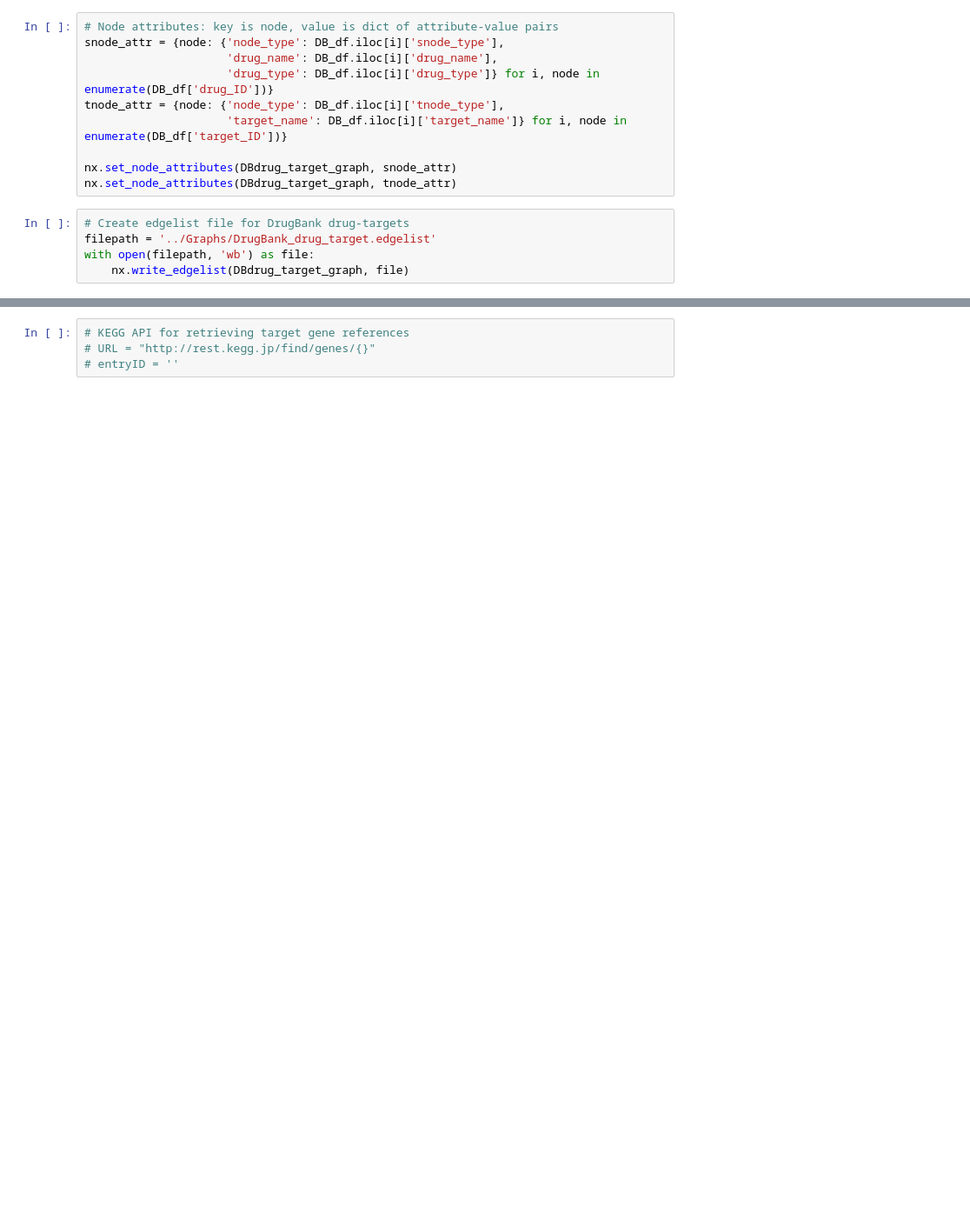
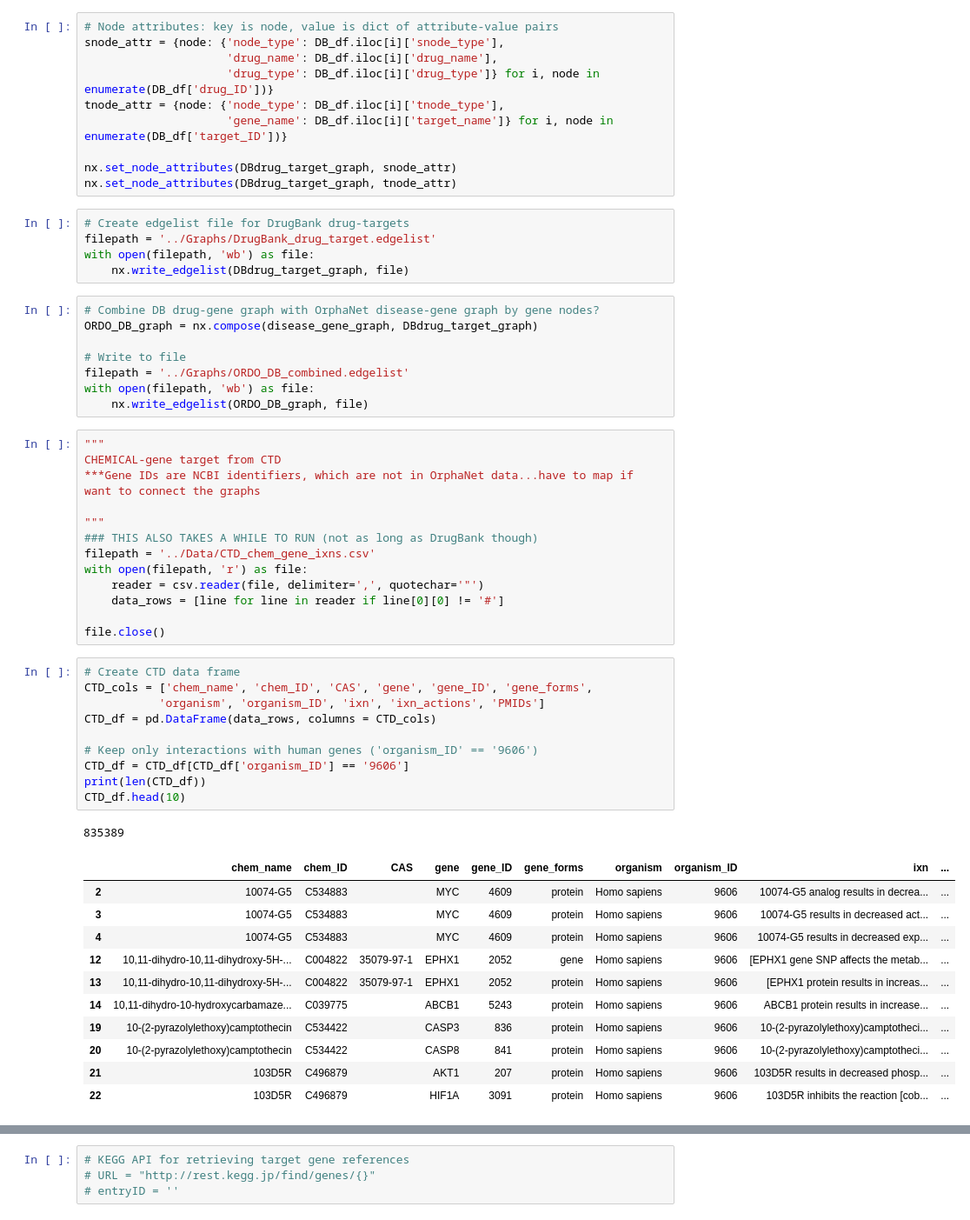
Before and after one commit to saraheyam/G4006_TranslationalFinalProject, a Jupyter notebook: Code/graph-extraction-from-db.ipynb, the cells around one changed output, grey strips where cells are left out. Shown at 87% size. Saved outputs shown, nothing was run; the diff lists cells and outputs as text; blank space fills up the shorter version.

Commit message:
updated script to combine ORDO and DB graphs

```diff
--- a/Code/graph-extraction-from-db.ipynb
+++ b/Code/graph-extraction-from-db.ipynb
@@ -412,7 +413,7 @@ snode_attr = {node: {'node_type': DB_df.iloc[i]['snode_type'],
                      'drug_name': DB_df.iloc[i]['drug_name'],
                      'drug_type': DB_df.iloc[i]['drug_type']} for i, node in enumerate(DB_df['drug_ID'])}
 tnode_attr = {node: {'node_type': DB_df.iloc[i]['tnode_type'],
-                     'target_name': DB_df.iloc[i]['target_name']} for i, node in enumerate(DB_df['target_ID'])}
+                     'gene_name': DB_df.iloc[i]['target_name']} for i, node in enumerate(DB_df['target_ID'])}
 
 nx.set_node_attributes(DBdrug_target_graph, snode_attr)
 nx.set_node_attributes(DBdrug_target_graph, tnode_attr)
@@ -421,3 +422,47 @@ nx.set_node_attributes(DBdrug_target_graph, tnode_attr)
 filepath = '../Graphs/DrugBank_drug_target.edgelist'
 with open(filepath, 'wb') as file:
     nx.write_edgelist(DBdrug_target_graph, file)
+# %%
+# Combine DB drug-gene graph with OrphaNet disease-gene graph by gene nodes?
+ORDO_DB_graph = nx.compose(disease_gene_graph, DBdrug_target_graph)
+
+# Write to file
+filepath = '../Graphs/ORDO_DB_combined.edgelist'
+with open(filepath, 'wb') as file:
+    nx.write_edgelist(ORDO_DB_graph, file)
+# %%
+"""
+CHEMICAL-gene target from CTD
+***Gene IDs are NCBI identifiers, which are not in OrphaNet data...have to map if want to connect the graphs
+
+"""
+### THIS ALSO TAKES A WHILE TO RUN (not as long as DrugBank though)
+filepath = '../Data/CTD_chem_gene_ixns.csv'
+with open(filepath, 'r') as file:
+    reader = csv.reader(file, delimiter=',', quotechar='"')
+    data_rows = [line for line in reader if line[0][0] != '#']
+
+file.close()
+# %%
+# Create CTD data frame
+CTD_cols = ['chem_name', 'chem_ID', 'CAS', 'gene', 'gene_ID', 'gene_forms',
+           'organism', 'organism_ID', 'ixn', 'ixn_actions', 'PMIDs']
+CTD_df = pd.DataFrame(data_rows, columns = CTD_cols)
+
+# Keep only interactions with human genes ('organism_ID' == '9606')
+CTD_df = CTD_df[CTD_df['organism_ID'] == '9606']
+print(len(CTD_df))
+CTD_df.head(10)
+# %% [output]
+835389
+|  | chem_name | chem_ID | CAS | gene | gene_ID | gene_forms | organism | organism_ID | ixn | ... |
+| 2 | 10074-G5 | C534883 |  | MYC | 4609 | protein | Homo sapiens | 9606 | 10074-G5 analog results in decrea... | ... |
+| 3 | 10074-G5 | C534883 |  | MYC | 4609 | protein | Homo sapiens | 9606 | 10074-G5 results in decreased act... | ... |
+| 4 | 10074-G5 | C534883 |  | MYC | 4609 | protein | Homo sapiens | 9606 | 10074-G5 results in decreased exp... | ... |
+| 12 | 10,11-dihydro-10,11-dihydroxy-5H-... | C004822 | 35079-97-1 | EPHX1 | 2052 | gene | Homo sapiens | 9606 | [EPHX1 gene SNP affects the metab... | ... |
+| 13 | 10,11-dihydro-10,11-dihydroxy-5H-... | C004822 | 35079-97-1 | EPHX1 | 2052 | protein | Homo sapiens | 9606 | [EPHX1 protein results in increas... | ... |
+| 14 | 10,11-dihydro-10-hydroxycarbamaze... | C039775 |  | ABCB1 | 5243 | protein | Homo sapiens | 9606 | ABCB1 protein results in increase... | ... |
+| 19 | 10-(2-pyrazolylethoxy)camptothecin | C534422 |  | CASP3 | 836 | protein | Homo sapiens | 9606 | 10-(2-pyrazolylethoxy)camptotheci... | ... |
+| 20 | 10-(2-pyrazolylethoxy)camptothecin | C534422 |  | CASP8 | 841 | protein | Homo sapiens | 9606 | 10-(2-pyrazolylethoxy)camptotheci... | ... |
+| 21 | 103D5R | C496879 |  | AKT1 | 207 | protein | Homo sapiens | 9606 | 103D5R results in decreased phosp... | ... |
+| 22 | 103D5R | C496879 |  | HIF1A | 3091 | protein | Homo sapiens | 9606 | 103D5R inhibits the reaction [cob... | ... |
```
Also changed, not shown: parts of 3 cells of this notebook, 5 other files.
